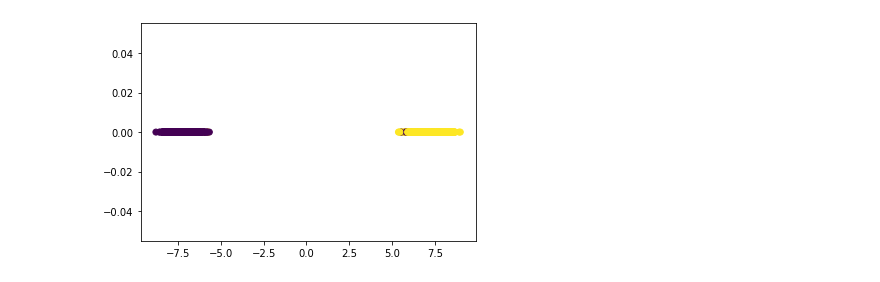
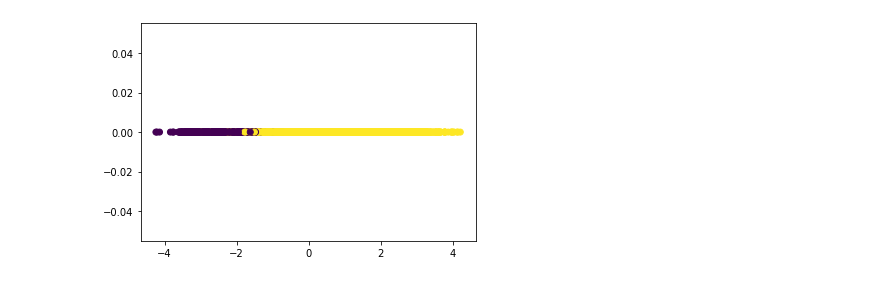
Before and after one commit to flatironinstitute/bio-lda, a Jupyter notebook: LDA.ipynb, the cells around one changed output. Cells and saved outputs as stored; diff of their text form; code cells hidden in the pictures.

```diff
--- a/LDA.ipynb
+++ b/LDA.ipynb
@@ -146,27 +146,46 @@ class Online_LDA:
 # %%
 from sklearn.datasets import make_classification
 
-
-X, y = make_classification(n_samples=10000, n_features=500,class_sep=10, n_clusters_per_class=1, n_classes=2)
+samples = int(10e3)
+X, y = make_classification(n_samples=samples, n_features=500,class_sep=0.6, n_clusters_per_class=1, n_classes=2)
 
 X1 = X[y == 0]
 X2 = X[y == 1]
 mean1 = X1.mean(0)
 mean2 = X2.mean(0)
-mean_diff = np.atleast_1d(mean1 - mean2)
 cov1 = calculate_covariance_matrix(X1)
 cov2 = calculate_covariance_matrix(X2)
 cov_tot = cov1 + cov2
+
+#mean1 =  np.zeros(500)
+#cov1 = sklearn.datasets.make_spd_matrix(500)
+X1 = np.random.multivariate_normal(mean1, cov1, int(0.2 * samples))
+#mean2 =  np.zeros(500) + 0.2
+#cov2 = sklearn.datasets.make_spd_matrix(500)
+X2 = np.random.multivariate_normal(mean2, cov2, int(0.8 * samples))
+
+mean1 = X1.mean(0)
+mean2 = X2.mean(0)
+cov1 = calculate_covariance_matrix(X1)
+cov2 = calculate_covariance_matrix(X2)
+cov_tot = cov1 + cov2
+
+X = np.concatenate((X1,X2))
+y = np.zeros(samples)
+y[int(0.2 * samples):] = 1
+
+idx = np.random.permutation(len(X))
+X, y  = X[idx], y[idx]
 # %%
 from sklearn.discriminant_analysis import LinearDiscriminantAnalysis
 clf = LinearDiscriminantAnalysis()
 clf.fit(X,y)
 y_ = clf.transform(X)
 plt.scatter( y_,np.zeros(y_.shape), c = y)
 plt.show()
-true_lda_score = max((np.sum(y_[y == 1] > 0) + np.sum(y_[y == 0] < 0)), (np.sum(y_[y == 0] > 0) + np.sum(y_[y == 1] < 0)) )/10000
+true_lda_score = max((np.sum(y_[y == 1] > 0) + np.sum(y_[y == 0] < 0)), (np.sum(y_[y == 0] > 0) + np.sum(y_[y == 1] < 0)) )/samples
 # %% [output]
-[figure, old version]
+[figure, new version]
 # %%
 def eta(t):
     """
```
Also changed, not shown: parts of 24 cells of this notebook.
